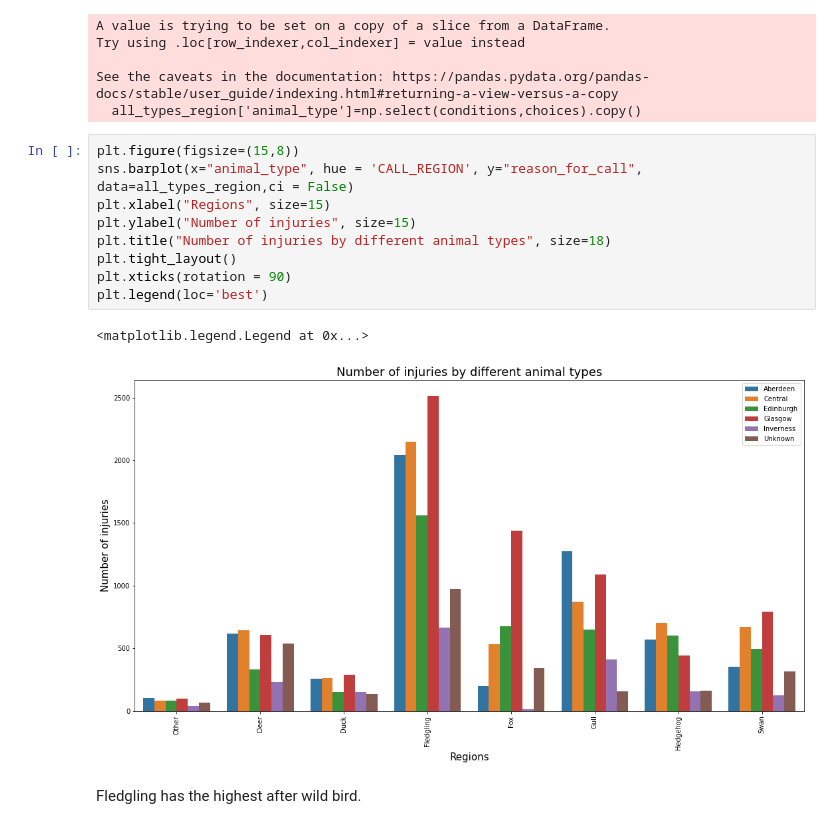
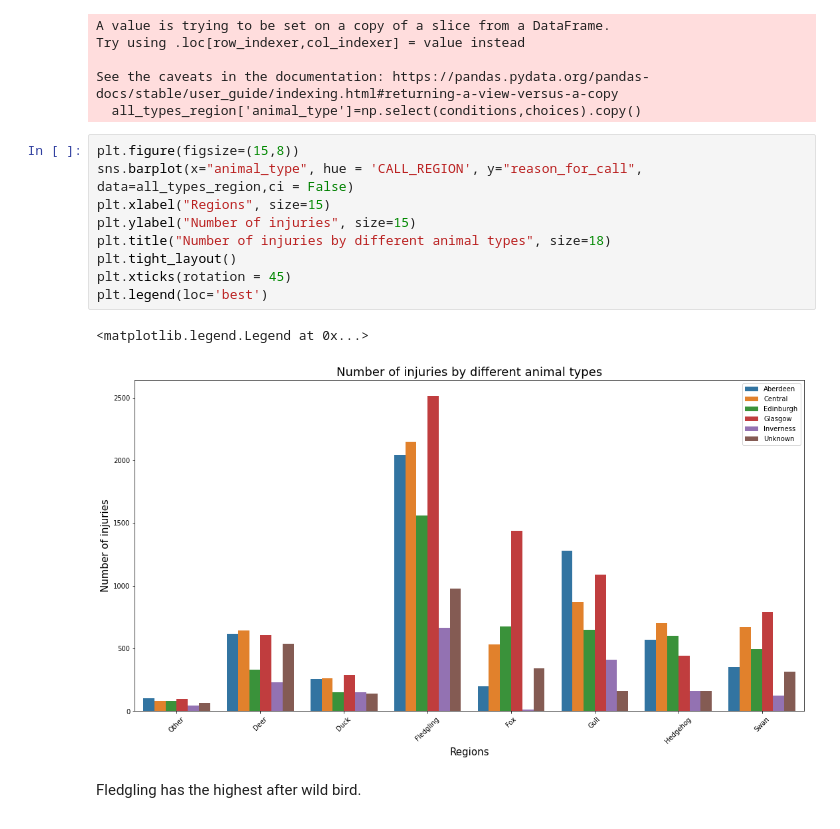
Before and after one commit to vpetrova13/final_project_VM, a Jupyter notebook: analysis_and_documentation/wildlife_analysis.ipynb, the cells around one changed output. Saved outputs shown, nothing was run; the diff lists cells and outputs as text.

```diff
--- a/analysis_and_documentation/wildlife_analysis.ipynb
+++ b/analysis_and_documentation/wildlife_analysis.ipynb
@@ -299,15 +299,15 @@ See the caveats in the documentation: https://pandas.pydata.org/pandas-docs/stab
 # %%
 plt.figure(figsize=(15,8))
 sns.barplot(x="animal_type", hue = 'CALL_REGION', y="reason_for_call", data=all_types_region,ci = False)
 plt.xlabel("Regions", size=15)
 plt.ylabel("Number of injuries", size=15)
 plt.title("Number of injuries by different animal types", size=18)
 plt.tight_layout()
-plt.xticks(rotation = 90)
+plt.xticks(rotation = 45)
 plt.legend(loc='best')
 # %% [output]
 <matplotlib.legend.Legend at 0x...>
-[figure, old version]
+[figure, new version]
 # %% [markdown]
 Fledgling has the highest after wild bird.
 # %%
```
Also changed, not shown: parts of 4 cells of this notebook, 1 other file.
